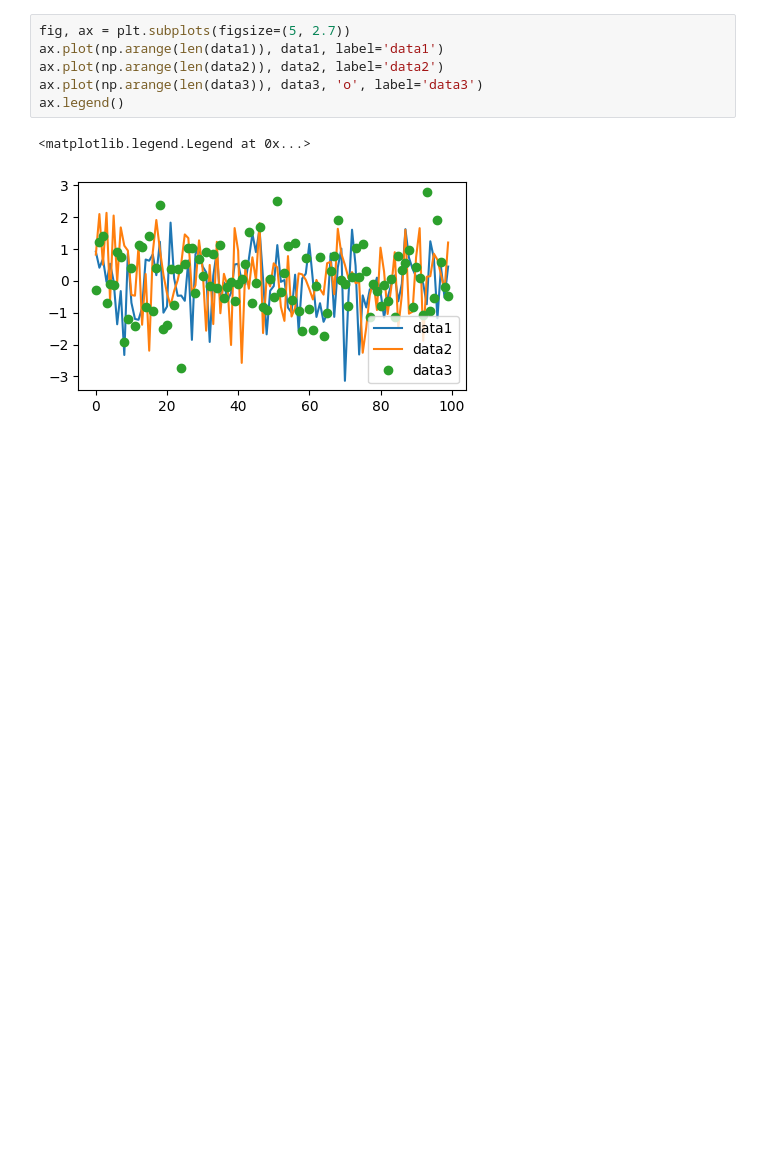
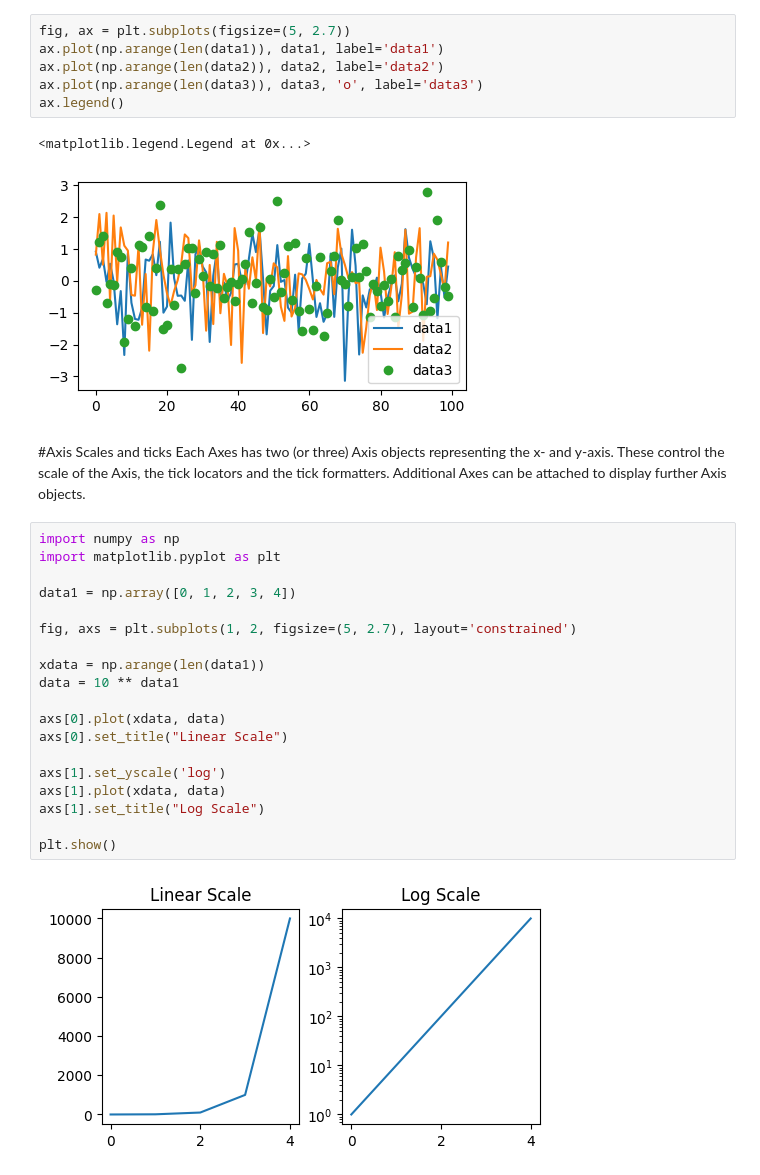
Before and after one commit to Dheemant-12/matplotlib-from-documentation, a Jupyter notebook: ConceptsofMatplotlib.ipynb, the cells around one changed output. Saved outputs shown, nothing was run; the diff lists cells and outputs as text; blank space fills up the shorter version.

Commit message:
Learnt about Axis , scales and ticks

```diff
--- a/ConceptsofMatplotlib.ipynb
+++ b/ConceptsofMatplotlib.ipynb
@@ -188,3 +190,27 @@ ax.legend()
 # %% [output]
 <matplotlib.legend.Legend at 0x...>
 [figure]
+# %% [markdown]
+#Axis Scales and ticks
+Each Axes has two (or three) Axis objects representing the x- and y-axis. These control the scale of the Axis, the tick locators and the tick formatters. Additional Axes can be attached to display further Axis objects.
+# %%
+import numpy as np
+import matplotlib.pyplot as plt
+
+data1 = np.array([0, 1, 2, 3, 4])
+
+fig, axs = plt.subplots(1, 2, figsize=(5, 2.7), layout='constrained')
+
+xdata = np.arange(len(data1))
+data = 10 ** data1
+
+axs[0].plot(xdata, data)
+axs[0].set_title("Linear Scale")
+
+axs[1].set_yscale('log')
+axs[1].plot(xdata, data)
+axs[1].set_title("Log Scale")
+
+plt.show()
+# %% [output]
+[figure, added]
```
Also changed, not shown: parts of 7 cells of this notebook.
